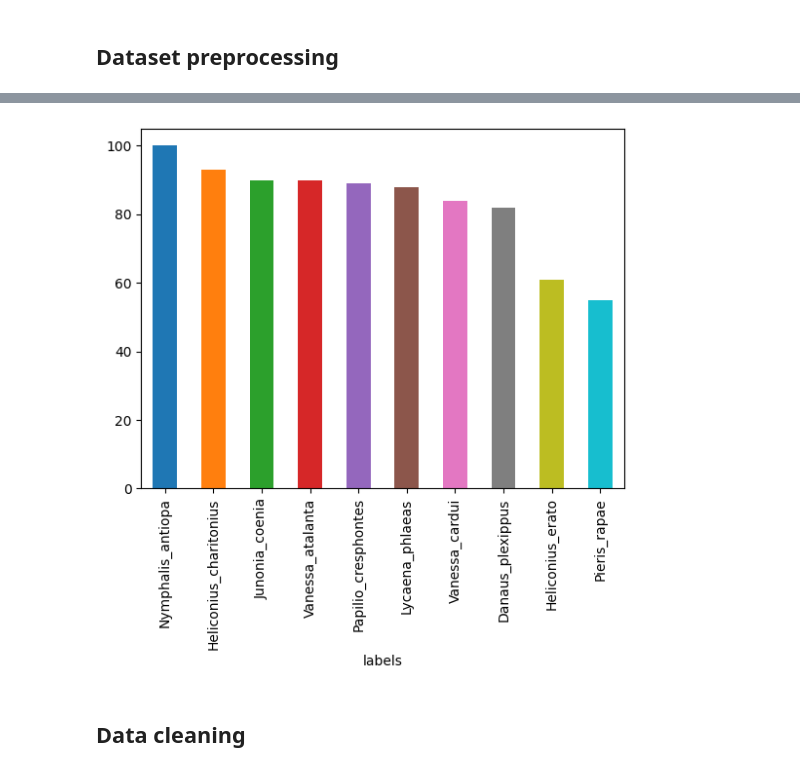
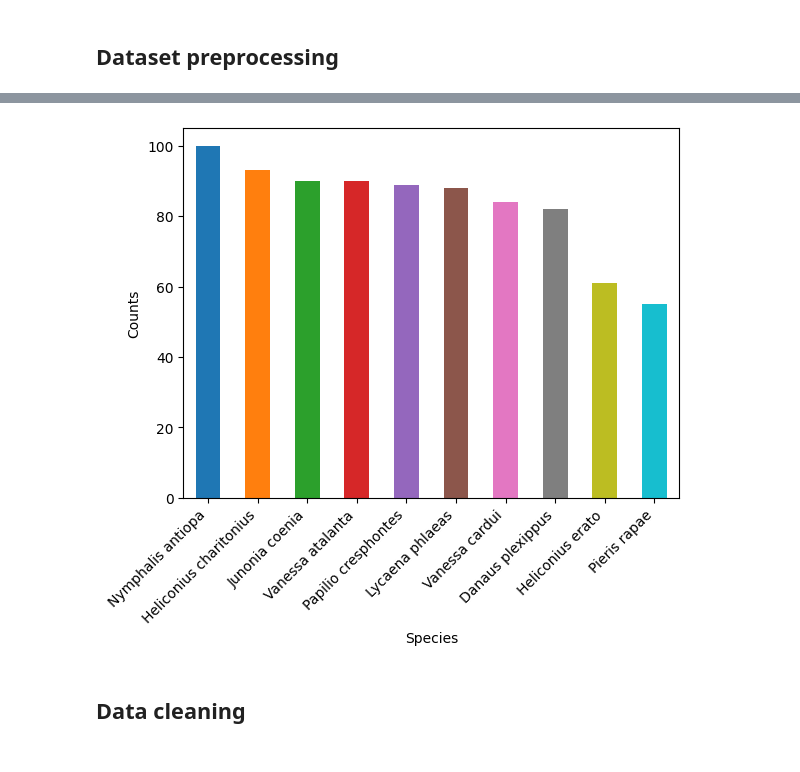
Before and after one commit to Vitolus/FMLIVU_butterfly, a Jupyter notebook: src/butterfly_cnn.ipynb, the cells around one changed output, grey strips where cells are left out. Saved outputs shown, nothing was run; the diff lists cells and outputs as text; code cells hidden in the pictures.

```diff
--- a/src/butterfly_cnn.ipynb
+++ b/src/butterfly_cnn.ipynb
@@ -71,11 +69,15 @@ plt.tight_layout()
 # %%
-df = pd.DataFrame(label_dict.values(), columns=['labels'])
+df = pd.DataFrame(labels, columns=['labels'])
+df['labels'] = df['labels'].map(label_dict)
 cycle = plt.rcParams['axes.prop_cycle'].by_key()['color']
 colors = [cycle[i % len(cycle)] for i in range(len(df['labels'].unique()))]
 df['labels'].value_counts().plot(kind='bar', color=colors)
+plt.xlabel('Species')
+plt.ylabel('Counts')
+plt.xticks(rotation=45, ha='right')
 plt.show()
 # %% [output]
-[figure, old version]
+[figure, new version]
 # %% [markdown]
 ## Data cleaning
 # %% [markdown]
```
Also changed, not shown: parts of 5 cells of this notebook, 1 other file.
